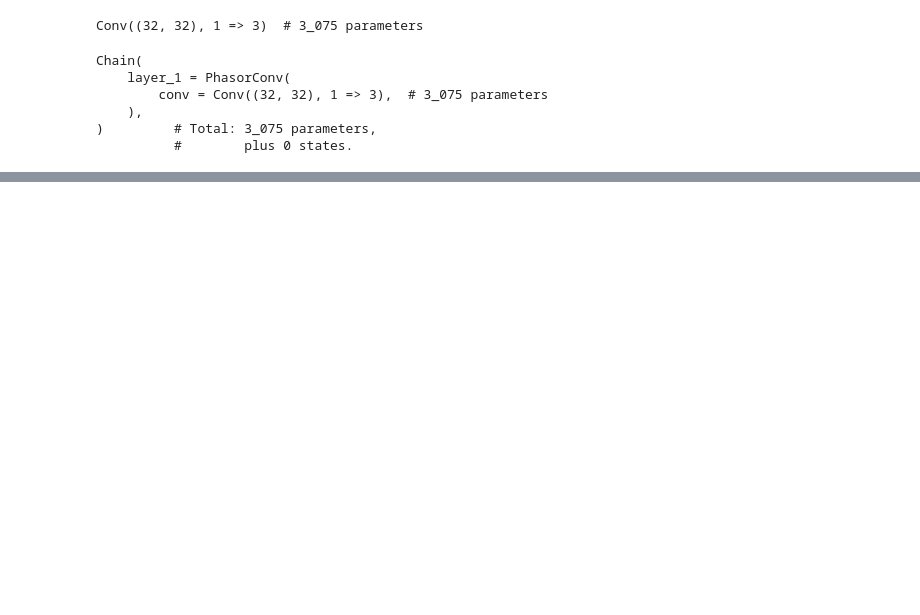
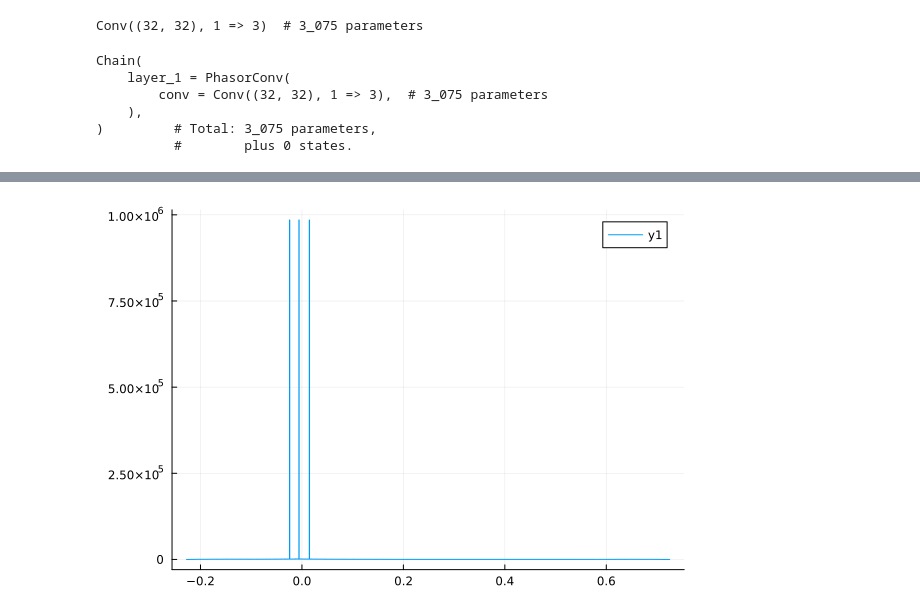
Before and after one commit to wilkieolin/PhasorNetworks.jl, a Jupyter notebook: demos/network_conv.ipynb, the cells around one changed output, grey strips where cells are left out. Saved outputs shown, nothing was run; the diff lists cells and outputs as text; code cells hidden in the pictures; blank space fills up the shorter version.

```diff
--- a/demos/network_conv.ipynb
+++ b/demos/network_conv.ipynb
@@ -155,0 +249,8 @@ Chain(
+# %%
+function Lux.initialparameters(rng::AbstractRNG, bias::ComplexBias)
+    bias = bias.init_bias(rng, bias.dims)
+    bias_real = real.(bias)
+    bias_imag = imag.(bias)
+    params = (bias_real = bias_real, bias_imag = bias_imag)
+    return params
+end
@@ -159 +267,8 @@ struct PhasorConv <: LuxCore.AbstractLuxWrapperLayer{:conv}
 end
+# %%
+function PhasorConv(k::Tuple{Vararg{<:Integer}}, chs::Pair{<:Integer,<:Integer}; init_bias = nothing, kwargs...)
+    #construct the convolutional layer
+    conv = Conv(k, chs, identity; kwargs...)
+    bias = ComplexBias((k..., chs[2]), init_bias = init_bias)
+    return PhasorConv(conv, bias)
+end
@@ -160,17 +285,15 @@ end
 # %%
-function PhasorConv(k::Tuple{Vararg{<:Integer}}, chs::Pair{<:Integer,<:Integer}; return_solution::Bool = false, kwargs...)
-    #construct the convolutional layer
-    conv = Conv(k, chs, identity, kwargs...)
-    return PhasorConv(conv)
-end
-
 function (pc::PhasorConv)(x, ps, st)
     x = angle_to_complex(x)
-    y_real, st_real = pc.conv(real.(x), ps, st)
-    y_imag, st_imag = pc.conv(imag.(x), ps, st)
-    st = (conv_real = st_real, conv_imag = st_imag)
-    y = y_real .+ 1im .* y_imag
+    x_real = real.(x)
+    x_imag = imag.(x)
+
+    conv_call = x -> pc.conv(x, ps.conv, st.conv)[1]
+    y_real = conv_call(x_real)
+    y_im = 1.0f0im .* conv_call(x_imag)
+    y = y_real .+ y_im
+    y = pc.bias(y, ps.bias, st.bias)
     y = complex_to_angle(y)
 
-    return x, st
+    return y, NamedTuple()
 end
@@ -201,3 +327,3 @@ psp, stp = Lux.setup(rng, m1) .|> gdev
 # %%
-m1(x0 |> gdev, psp, stp)
+yp0, stp0 = m1(x0 .* 0.5f0, psp, stp)
 # %% [output]
@@ -209 +331,5 @@ st.layer
+# %%
+histogram(cdev(vec(yp0)))
+# %% [output]
+[figure, added]
 # %%
```
Also changed, not shown: parts of 58 cells of this notebook, 11 other files.
